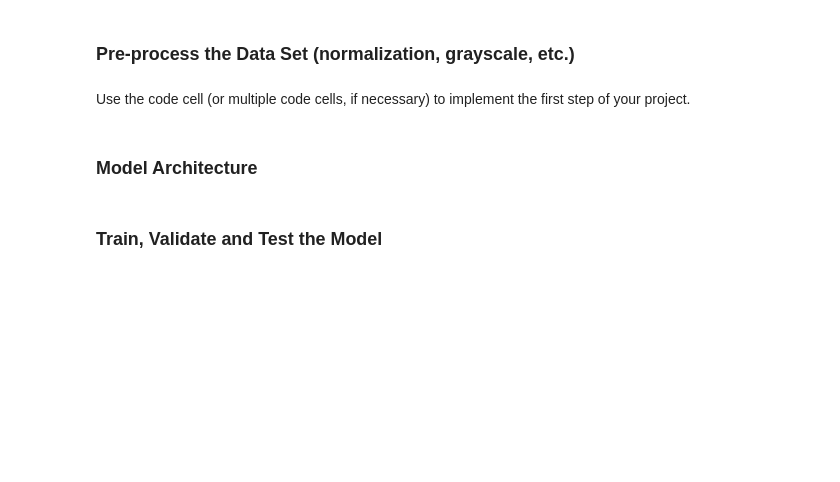
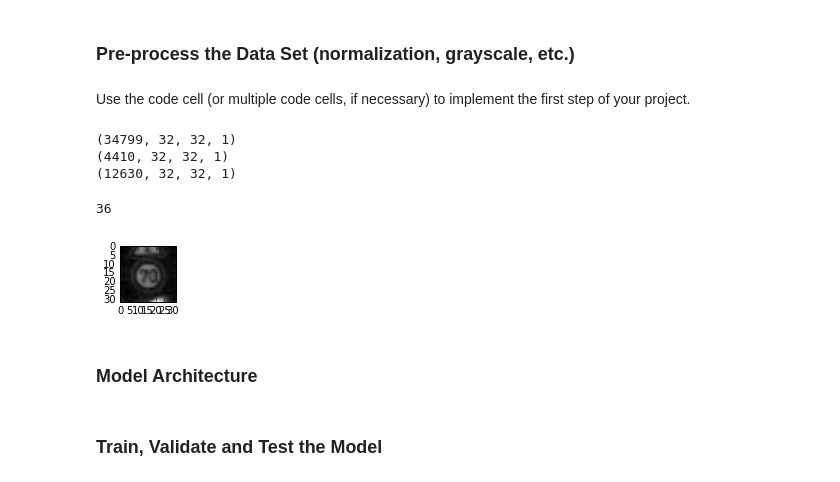
Before and after one commit to romth777/CarND-Traffic-Sign-Classifier-Project, a Jupyter notebook: Traffic_Sign_Classifier.ipynb, the cells around one changed output. Saved outputs shown, nothing was run; the diff lists cells and outputs as text; code cells hidden in the pictures; blank space fills up the shorter version.

Commit message:
update project add images

```diff
--- a/Traffic_Sign_Classifier.ipynb
+++ b/Traffic_Sign_Classifier.ipynb
@@ -131,12 +139,74 @@ Here is an example of a [published baseline model on this problem](http://yann.l
 ### Pre-process the Data Set (normalization, grayscale, etc.)
 # %% [markdown]
 Use the code cell (or multiple code cells, if necessary) to implement the first step of your project.
-# %%
-### Preprocess the data here. Preprocessing steps could include normalization, converting to grayscale, etc.
-### Feel free to use as many code cells as needed.
-from sklearn.utils import shuffle
-
-X_train, y_train = shuffle(X_train, y_train)
+# %%
+### Preprocess the data here. Preprocessing steps could include normalization, converting to grayscale, etc.
+### Feel free to use as many code cells as needed.
+from sklearn.utils import shuffle
+
+import cv2
+def grayscale(X_set, y_set):
+    """Applies the Grayscale transform
+    This will return an image with only one color channel
+    but NOTE: to see the returned image as grayscale
+    (assuming your grayscaled image is called 'gray')
+    you should call plt.imshow(gray, cmap='gray')"""
+
+    X_set_g = np.ndarray([X_set.shape[0], X_set.shape[1], X_set.shape[2]], dtype=np.uint8)
+    y_set_g = np.ndarray([y_set.shape[0]], dtype=np.uint8)
+    for i, (x, y) in enumerate(zip(X_set, y_set)):
+        X_set_g[i] = cv2.cvtColor(x, cv2.COLOR_RGB2GRAY)
+        y_set_g[i] = y
+    X_set_g = X_set_g.reshape([X_set.shape[0], X_set.shape[1], X_set.shape[2], 1])
+    return X_set_g, y_set_g
+
+X_train_g, y_train_g = grayscale(X_train, y_train)
+X_valid_g, y_valid_g = grayscale(X_valid, y_valid)
+X_test_g, y_test_g = grayscale(X_test, y_test)
+
+X_train, y_train = shuffle(X_train_g, y_train_g)
+X_valid, y_valid = X_valid_g, y_valid_g
+X_test, y_test = X_test_g, y_test_g
+
+image_shape = [X_train.shape[1], X_train.shape[2], X_train.shape[3]]
+
+print(X_train.shape)
+print(X_valid.shape)
+print(X_test.shape)
+# %% [output]
+(34799, 32, 32, 1)
+(4410, 32, 32, 1)
+(12630, 32, 32, 1)
+# %%
+#cv2.normalize(X_train, X_train, 0, 255, cv2.NORM_MINMAX)
+
+def normalize(X_set):
+    newMin = 0
+    newMax = 255
+    normalized_x_set = []
+    for img in X_set:
+        oldMin = np.min(img)
+        oldMax = np.max(img)
+        for rows in img:
+            for pixel in rows:
+                d = (pixel[0] - oldMin) * (newMax - newMin) / (oldMax - oldMin) + newMin
+                normalized_x_set.append(d)
+    normalized_x_set = np.array(normalized_x_set)
+    normalized_x_set = np.reshape(normalized_x_set, X_set.shape)
+    return normalized_x_set
+X_train = normalize(X_train)
+X_valid = normalize(X_valid)
+X_test = normalize(X_test)
+# %%
+index = random.randint(0, len(X_valid))
+image = X_valid[index].squeeze()
+
+plt.figure(figsize=(1,1))
+plt.imshow(image, cmap="gray")
+print(y_train_g[index])
+# %% [output]
+36
+[figure, added]
 # %% [markdown]
 ### Model Architecture
 # %%
```
Also changed, not shown: parts of 12 cells of this notebook, 7 other files.
